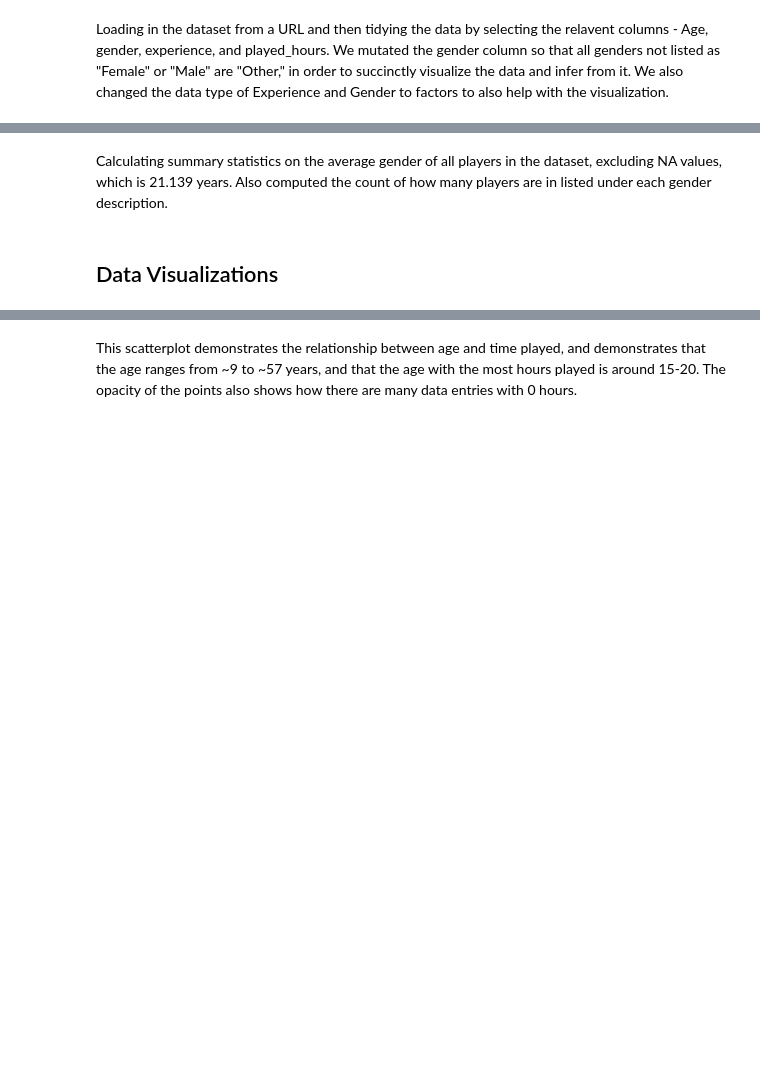
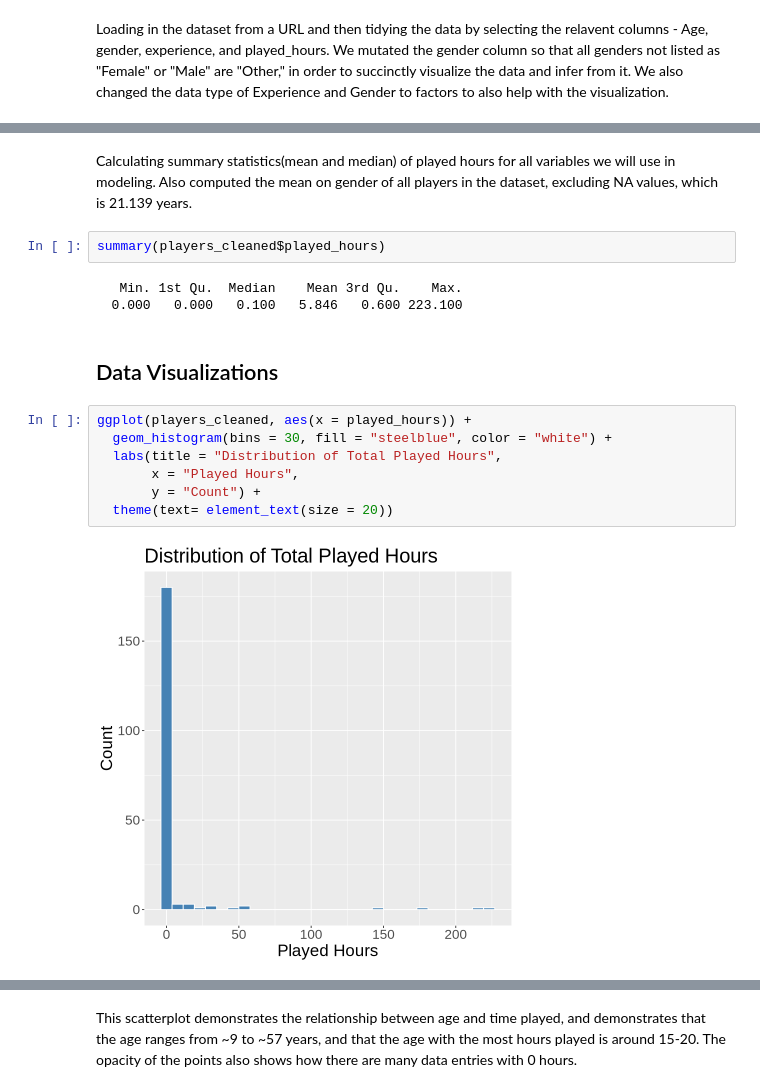
Before and after one commit to nat-ttt/group_project_final, a Jupyter notebook: Group_project.ipynb, the cells around one changed output, grey strips where cells are left out. Drawn from its saved outputs; the diff is of its cells as text; blank space fills up the shorter version.

```diff
--- a/Group_project.ipynb
+++ b/Group_project.ipynb
@@ -122,4 +191,18 @@ A tibble: 3 × 2
 # %% [markdown]
-Calculating summary statistics on the average gender of all players in the dataset, excluding NA values, which is 21.139 years. Also computed the count of how many players are in listed under each gender description.
+Calculating summary statistics(mean and median) of played hours for all variables we will use in modeling. Also computed the mean on gender of all players in the dataset, excluding NA values, which is 21.139 years.
+# %%
+summary(players_cleaned$played_hours)
+# %% [output]
+   Min. 1st Qu.  Median    Mean 3rd Qu.    Max.
+  0.000   0.000   0.100   5.846   0.600 223.100
 # %% [markdown]
 ## Data Visualizations
+# %%
+ggplot(players_cleaned, aes(x = played_hours)) +
+  geom_histogram(bins = 30, fill = "steelblue", color = "white") +
+  labs(title = "Distribution of Total Played Hours",
+       x = "Played Hours",
+       y = "Count") +
+  theme(text= element_text(size = 20))
+# %% [output]
+[figure, added]
```
Also changed, not shown: parts of 29 cells of this notebook.
